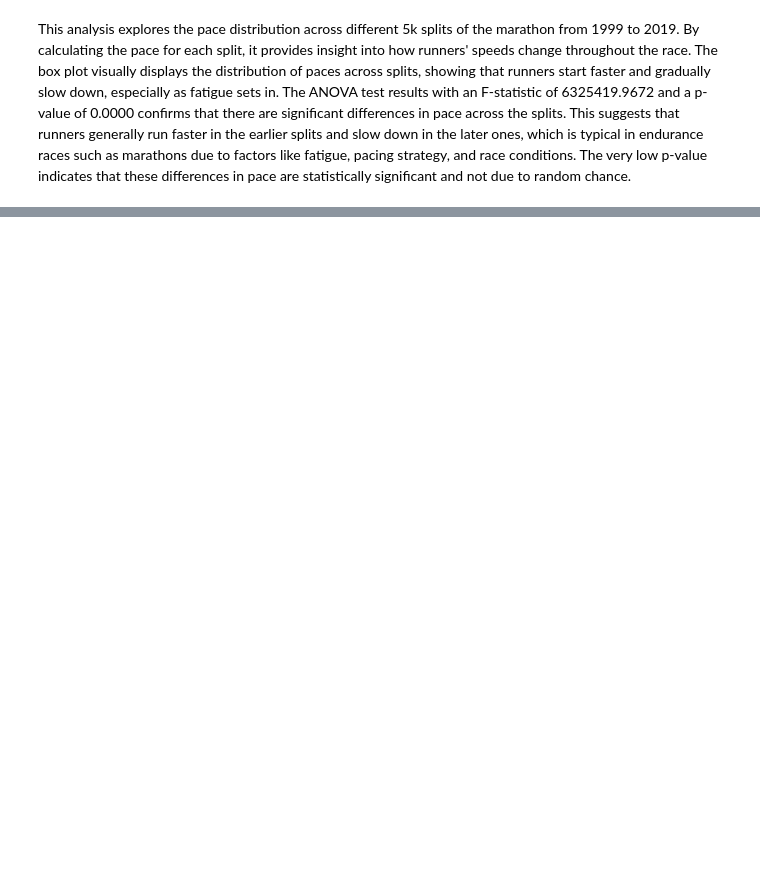
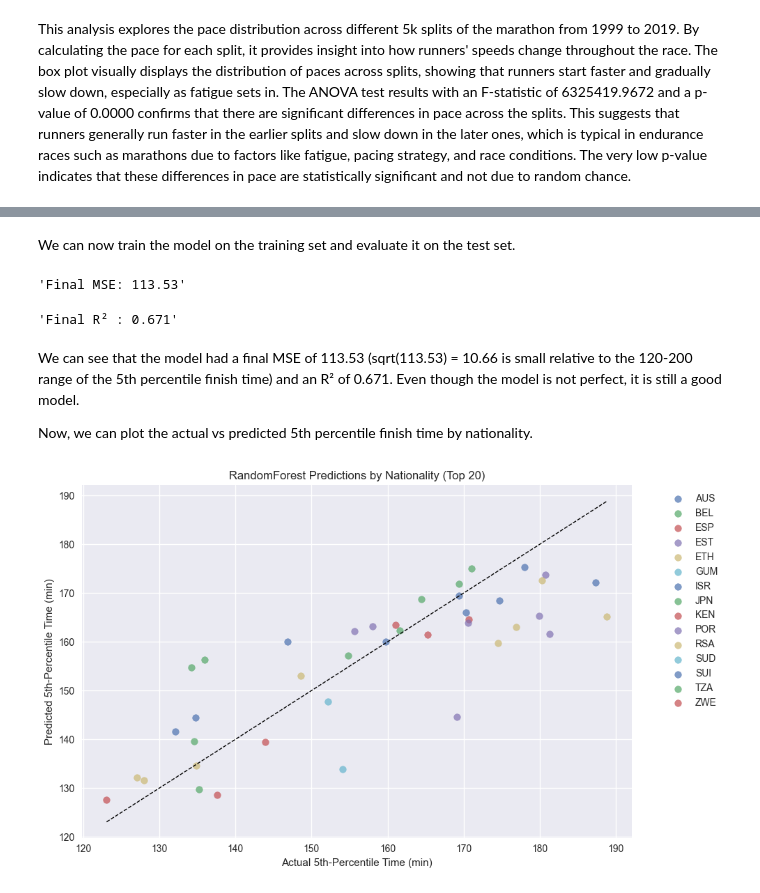
Before and after one commit to dxrk/dxrk.github.io, a Jupyter notebook: final-submission.ipynb, the cells around one changed output, grey strips where cells are left out. Saved outputs shown, nothing was run; the diff lists cells and outputs as text; code cells hidden in the pictures; blank space fills up the shorter version.

```diff
--- a/final-submission.ipynb
+++ b/final-submission.ipynb
@@ -340,0 +755,9 @@ Future work could address these limitations by:
+# %%
+# Build feature matrix X and target y
+X = pd.concat([ df[['year']], nat_dummies, df[SPLIT_COLS] ], axis=1)
+y = df['time_5pct']
+
+# Train/test split (keep test indices for plotting)
+X_train, X_test, y_train, y_test, idx_train, idx_test = train_test_split(
+    X, y, df.index, test_size=0.2, random_state=42
+)
@@ -340,0 +794,47 @@ Future work could address these limitations by:
+# %% [markdown]
+We can now train the model on the training set and evaluate it on the test set.
+# %%
+# Fit final model with best params
+rf_final = RandomForestRegressor(
+    **search.best_params_,
+    random_state=42,
+    n_jobs=-1
+)
+rf_final.fit(X_train, y_train)
+
+# Evaluate on the test set
+y_pred = rf_final.predict(X_test)
+mse = mean_squared_error(y_test, y_pred)
+r2  = r2_score(y_test, y_pred)
+
+display(f"Final MSE: {mse:.2f}")
+display(f"Final R² : {r2:.3f}")
+# %% [output]
+'Final MSE: 113.53'
+'Final R² : 0.671'
+# %% [markdown]
+We can see that the model had a final MSE of 113.53 (sqrt(113.53) = 10.66 is small relative to the 120-200 range of the 5th percentile finish time) and an R² of 0.671. Even though the model is not perfect, it is still a good model.
+
+Now, we can plot the actual vs predicted 5th percentile finish time by nationality.
+# %%
+# Prepare DataFrame for plotting colored by nationality
+df_vis = pd.DataFrame({
+    'actual':      y_test,
+    'predicted':   y_pred,
+    'nationality': df.loc[idx_test, 'nationality']
+})
+
+# Plot Actual vs Predicted
+plt.figure(figsize=(10, 6))
+for nat, grp in df_vis.groupby('nationality'):
+    plt.scatter(grp['actual'], grp['predicted'], alpha=0.7, label=nat)
+mn, mx = df_vis[['actual','predicted']].min().min(), df_vis[['actual','predicted']].max().max()
+plt.plot([mn, mx], [mn, mx], 'k--', lw=1)
+plt.xlabel("Actual 5th-Percentile Time (min)")
+plt.ylabel("Predicted 5th-Percentile Time (min)")
+plt.title("RandomForest Predictions by Nationality (Top 20)")
+plt.legend(bbox_to_anchor=(1.05,1), loc='upper left')
+plt.tight_layout()
+plt.show()
+# %% [output]
+[figure, added]
```
Also changed, not shown: parts of 49 cells of this notebook.
